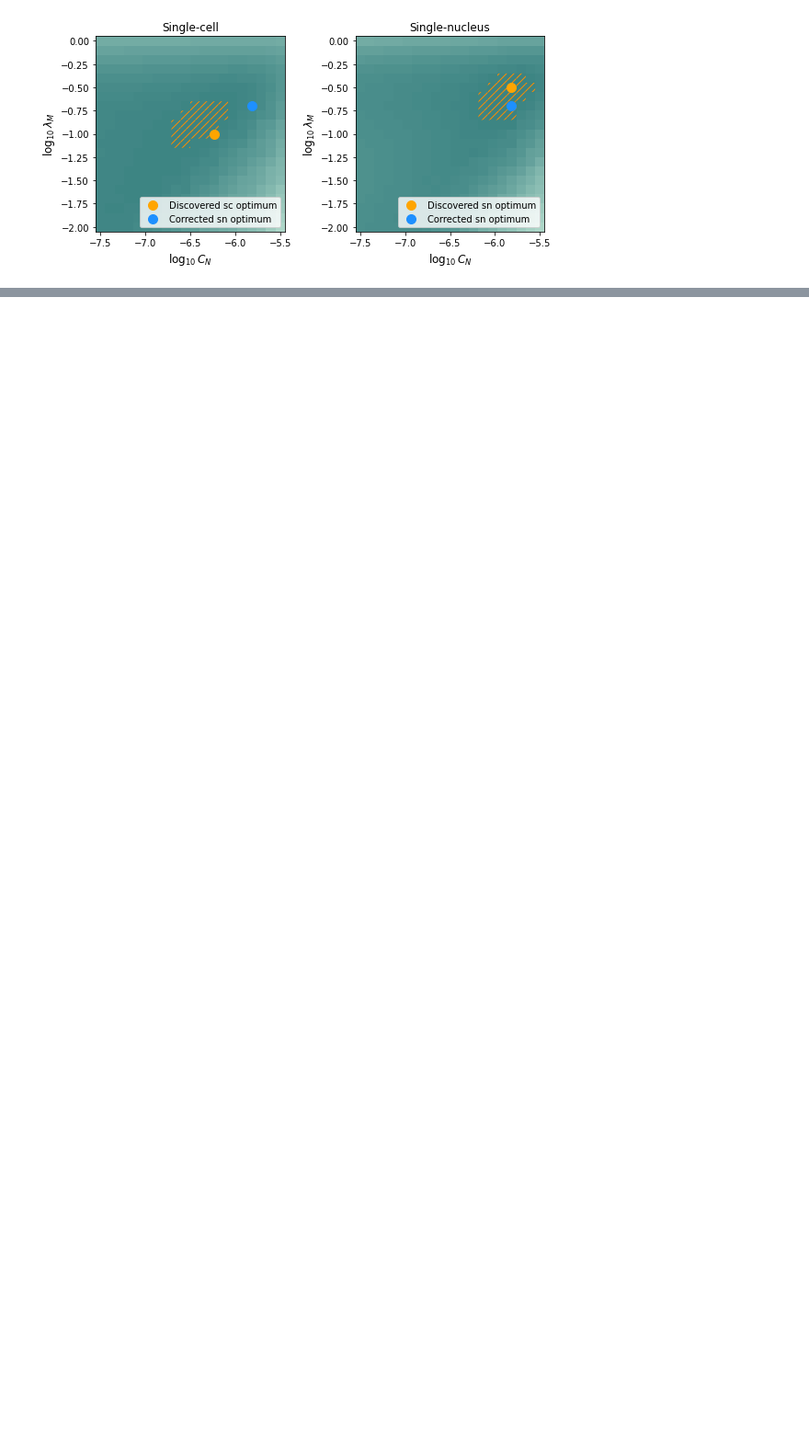
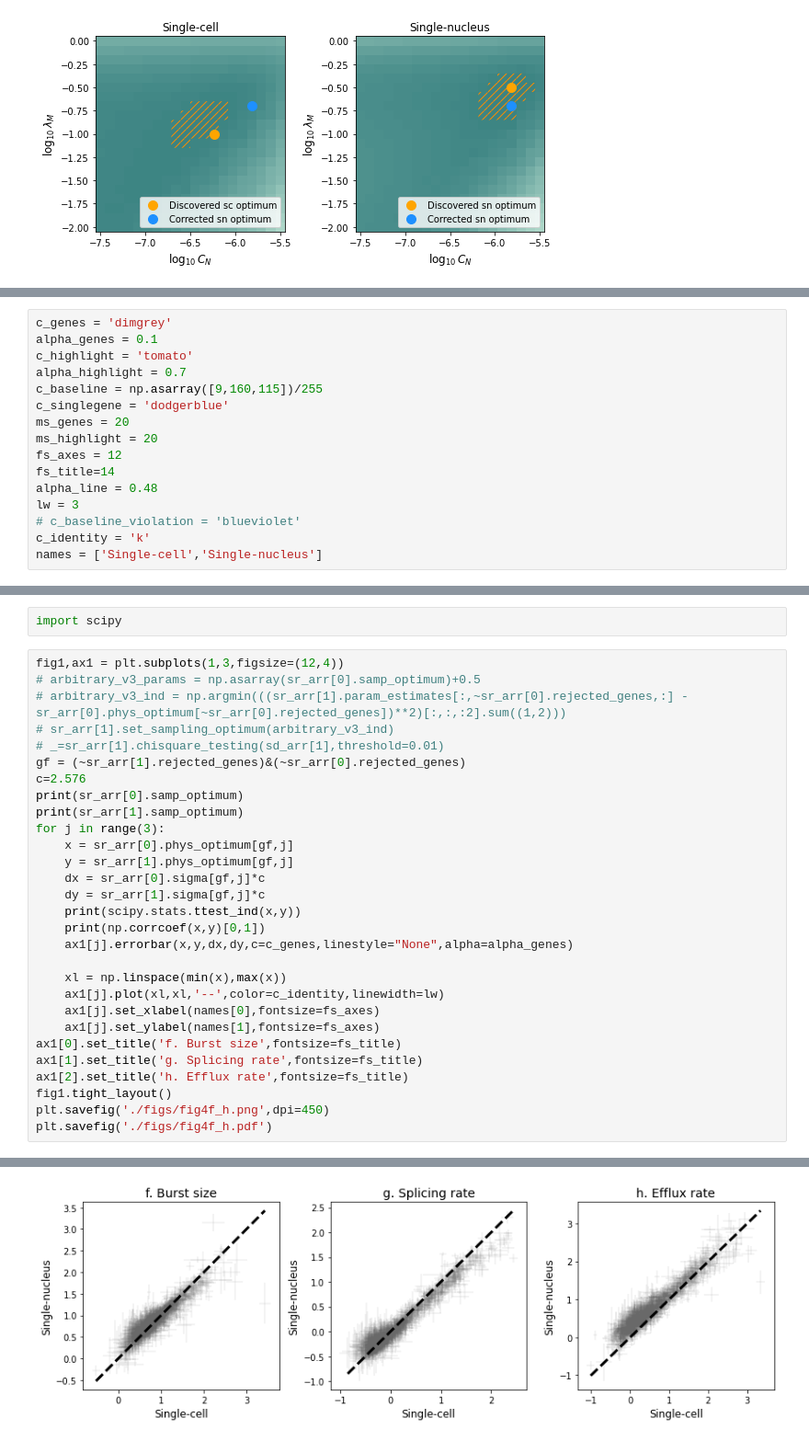
Before and after one commit to pachterlab/monod_examples, a Jupyter notebook: manuscript_computation/gg230328_brain_nuc_analysis.ipynb, the cells around one changed output, grey strips where cells are left out. Shown at 92% size. Drawn from its saved outputs; the diff is of its cells as text; blank space fills up the shorter version.

```diff
--- a/manuscript_computation/gg230328_brain_nuc_analysis.ipynb
+++ b/manuscript_computation/gg230328_brain_nuc_analysis.ipynb
@@ -148,0 +143,16 @@ fig1.tight_layout()
+# %%
+c_genes = 'dimgrey'
+alpha_genes = 0.1
+c_highlight = 'tomato'
+alpha_highlight = 0.7
+c_baseline = np.asarray([9,160,115])/255
+c_singlegene = 'dodgerblue'
+ms_genes = 20
+ms_highlight = 20
+fs_axes = 12
+fs_title=14
+alpha_line = 0.48
+lw = 3
+# c_baseline_violation = 'blueviolet'
+c_identity = 'k'
+names = ['Single-cell','Single-nucleus']
@@ -148,0 +204,32 @@ fig1.tight_layout()
+# %%
+import scipy
+# %%
+fig1,ax1 = plt.subplots(1,3,figsize=(12,4))
+# arbitrary_v3_params = np.asarray(sr_arr[0].samp_optimum)+0.5
+# arbitrary_v3_ind = np.argmin(((sr_arr[1].param_estimates[:,~sr_arr[0].rejected_genes,:] - sr_arr[0].phys_optimum[~sr_arr[0].rejected_genes])**2)[:,:,:2].sum((1,2)))
+# sr_arr[1].set_sampling_optimum(arbitrary_v3_ind)
+# _=sr_arr[1].chisquare_testing(sd_arr[1],threshold=0.01)
+gf = (~sr_arr[1].rejected_genes)&(~sr_arr[0].rejected_genes)
+c=2.576
+print(sr_arr[0].samp_optimum)
+print(sr_arr[1].samp_optimum)
+for j in range(3):
+    x = sr_arr[0].phys_optimum[gf,j]
+    y = sr_arr[1].phys_optimum[gf,j]
+    dx = sr_arr[0].sigma[gf,j]*c
+    dy = sr_arr[1].sigma[gf,j]*c
+    print(scipy.stats.ttest_ind(x,y))
+    print(np.corrcoef(x,y)[0,1])
+    ax1[j].errorbar(x,y,dx,dy,c=c_genes,linestyle="None",alpha=alpha_genes)
+
+    xl = np.linspace(min(x),max(x))
+    ax1[j].plot(xl,xl,'--',color=c_identity,linewidth=lw)
+    ax1[j].set_xlabel(names[0],fontsize=fs_axes)
+    ax1[j].set_ylabel(names[1],fontsize=fs_axes)
+ax1[0].set_title('f. Burst size',fontsize=fs_title)
+ax1[1].set_title('g. Splicing rate',fontsize=fs_title)
+ax1[2].set_title('h. Efflux rate',fontsize=fs_title)
+fig1.tight_layout()
+plt.savefig('./figs/fig4f_h.png',dpi=450)
+plt.savefig('./figs/fig4f_h.pdf')
+# %% [output]
@@ -148,0 +244 @@ fig1.tight_layout()
+[figure, added]
```
Also changed, not shown: parts of 10 cells of this notebook, 3 other files.
